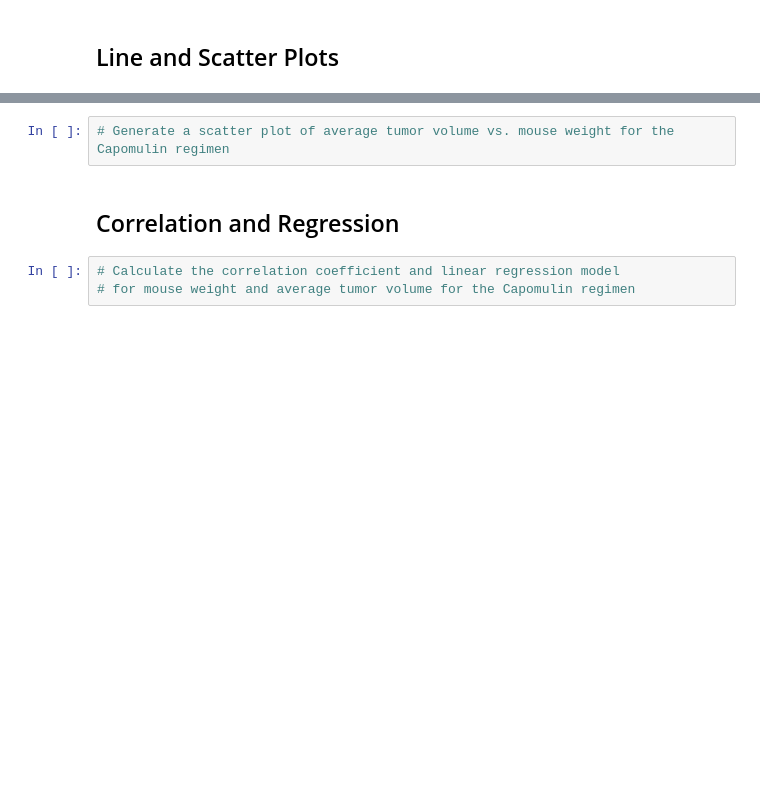
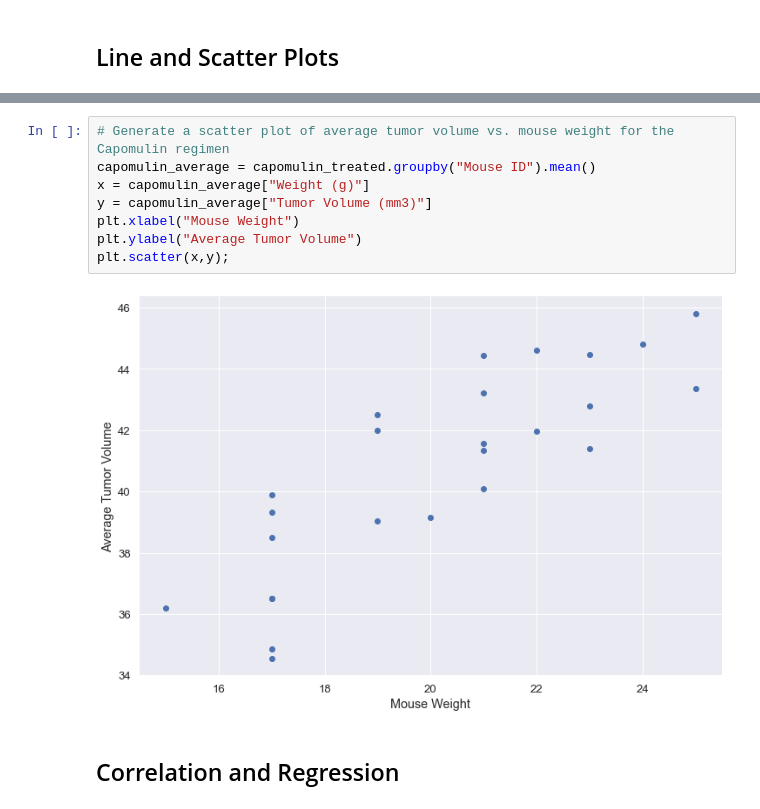
Before and after one commit to oh-be/Matplotlib-Challenge, a Jupyter notebook: Pymaceuticals/pymaceuticals_starter.ipynb, the cells around one changed output, grey strips where cells are left out. Drawn from its saved outputs; the diff is of its cells as text; blank space fills up the shorter version.

```diff
--- a/Pymaceuticals/pymaceuticals_starter.ipynb
+++ b/Pymaceuticals/pymaceuticals_starter.ipynb
@@ -238,7 +290,12 @@ merged_tumor_final
 # %%
 # Generate a scatter plot of average tumor volume vs. mouse weight for the Capomulin regimen
+capomulin_average = capomulin_treated.groupby("Mouse ID").mean()
+x = capomulin_average["Weight (g)"]
+y = capomulin_average["Tumor Volume (mm3)"]
+plt.xlabel("Mouse Weight")
+plt.ylabel("Average Tumor Volume")
+plt.scatter(x,y);
+# %% [output]
+[figure, added]
 # %% [markdown]
 ## Correlation and Regression
-# %%
-# Calculate the correlation coefficient and linear regression model
-# for mouse weight and average tumor volume for the Capomulin regimen
```
Also changed, not shown: parts of 15 cells of this notebook.
